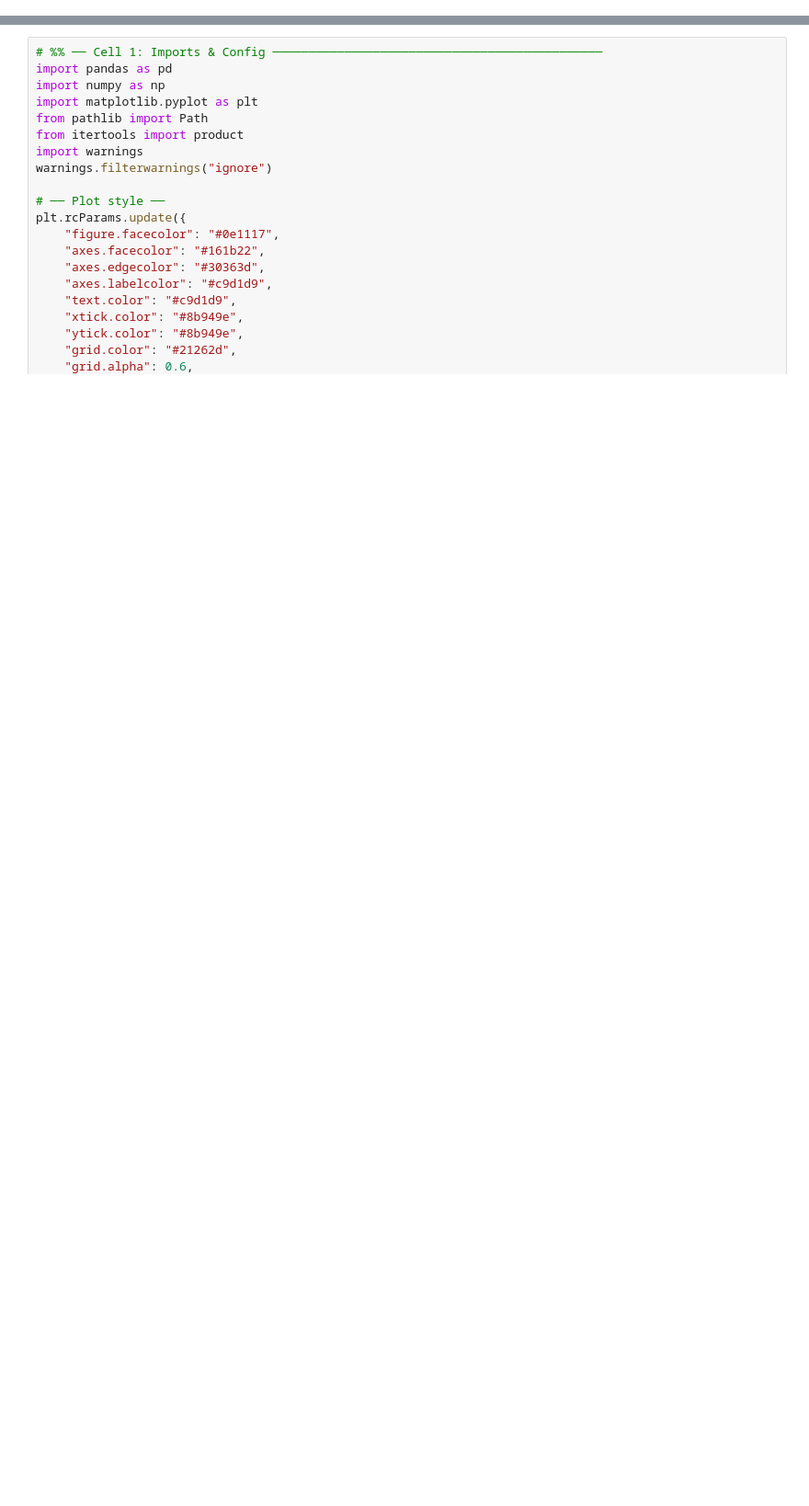
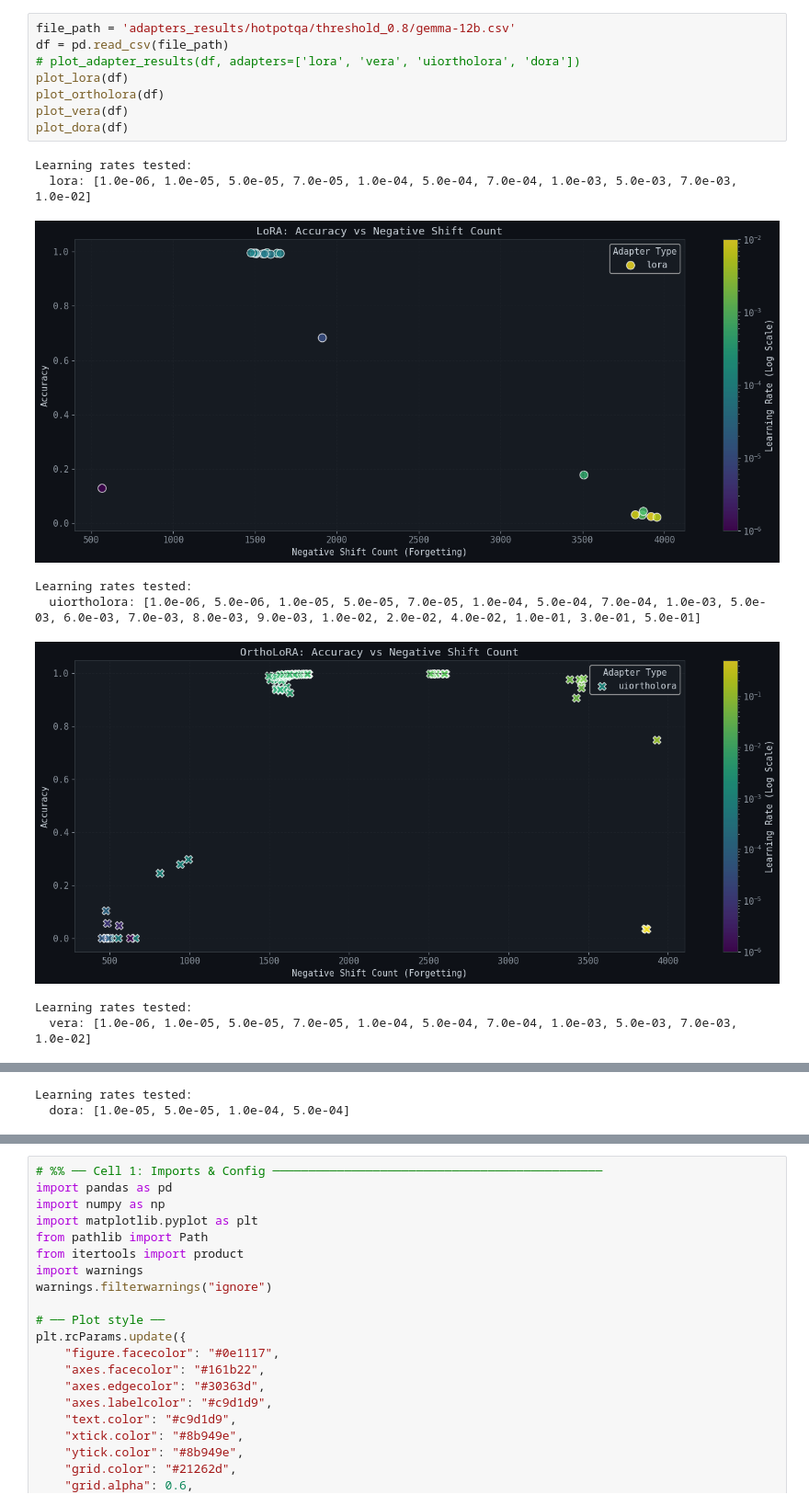
Before and after one commit to Guy-Bilitski/UIOrthoLoRA, a Jupyter notebook: notebooks/tuner_knowledge/src/analysis/analyze_results.ipynb, the cells around one changed output, grey strips where cells are left out. Shown at 92% size. Drawn from its saved outputs; the diff is of its cells as text; blank space fills up the shorter version.

```diff
--- a/notebooks/tuner_knowledge/src/analysis/analyze_results.ipynb
+++ b/notebooks/tuner_knowledge/src/analysis/analyze_results.ipynb
@@ -144,0 +108,17 @@ FileNotFoundError: [Errno 2] No such file or directory: '/home/claude/bigbench.c
+# %%
+file_path = 'adapters_results/hotpotqa/threshold_0.8/gemma-12b.csv'
+df = pd.read_csv(file_path)
+# plot_adapter_results(df, adapters=['lora', 'vera', 'uiortholora', 'dora'])
+plot_lora(df)
+plot_ortholora(df)
+plot_vera(df)
+plot_dora(df)
+# %% [output]
+Learning rates tested:
+  lora: [1.0e-06, 1.0e-05, 5.0e-05, 7.0e-05, 1.0e-04, 5.0e-04, 7.0e-04, 1.0e-03, 5.0e-03, 7.0e-03, 1.0e-02]
+[figure, added]
+Learning rates tested:
+  uiortholora: [1.0e-06, 5.0e-06, 1.0e-05, 5.0e-05, 7.0e-05, 1.0e-04, 5.0e-04, 7.0e-04, 1.0e-03, 5.0e-03, 6.0e-03, 7.0e-03, 8.0e-03, 9.0e-03, 1.0e-02, 2.0e-02, 4.0e-02, 1.0e-01, 3.0e-01, 5.0e-01]
+[figure, added]
+Learning rates tested:
+  vera: [1.0e-06, 1.0e-05, 5.0e-05, 7.0e-05, 1.0e-04, 5.0e-04, 7.0e-04, 1.0e-03, 5.0e-03, 7.0e-03, 1.0e-02]
@@ -144,0 +126,2 @@ FileNotFoundError: [Errno 2] No such file or directory: '/home/claude/bigbench.c
+Learning rates tested:
+  dora: [1.0e-05, 5.0e-05, 1.0e-04, 5.0e-04]
```
Also changed, not shown: parts of 15 cells of this notebook, 35 other files.
